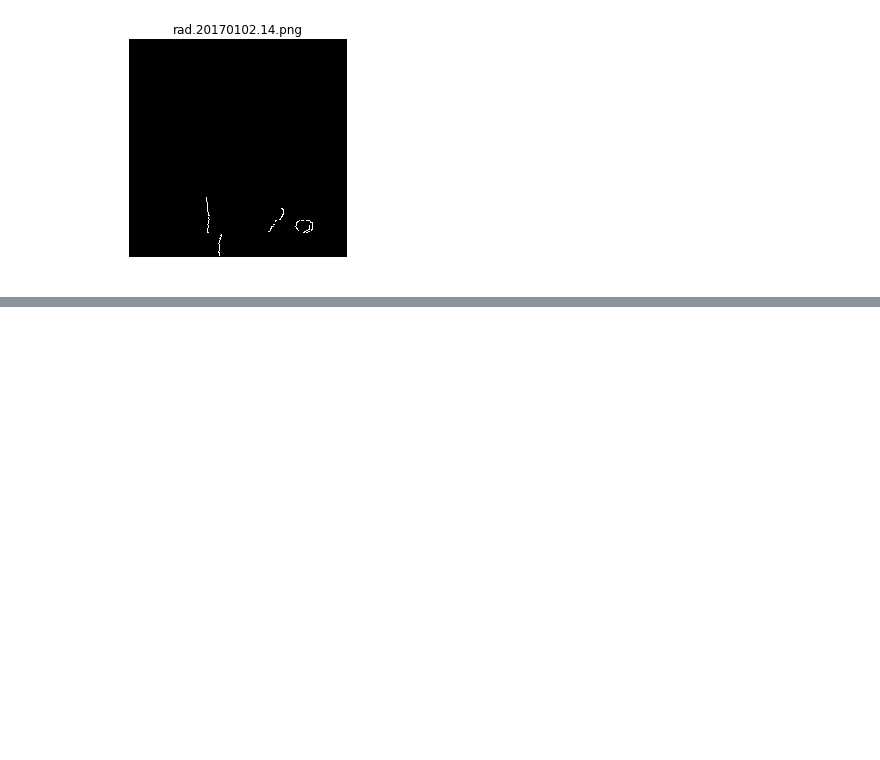
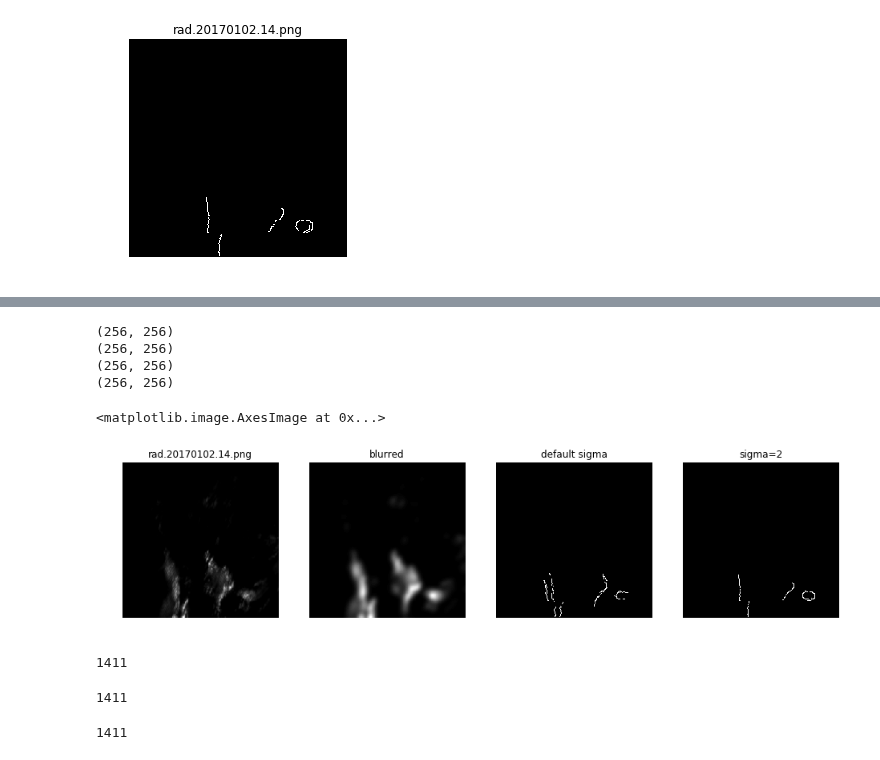
Before and after one commit to yuanzhou15/capstone-weather, a Jupyter notebook: rex/edge-detection.ipynb, the cells around one changed output, grey strips where cells are left out. Drawn from its saved outputs; the diff is of its cells as text; code cells hidden in the pictures; blank space fills up the shorter version.

```diff
--- a/rex/edge-detection.ipynb
+++ b/rex/edge-detection.ipynb
@@ -73,0 +75,31 @@ ax3.imshow(edges1, cmap='gray')
+# %%
+image = plt.imread(path_in+filenames[0])
+print(image.shape)
+blurred = ndi.gaussian_filter(img, 4)
+print(blurred.shape)
+edge1 = feature.canny(blurred)
+print(edge1.shape)
+edge2 = feature.canny(blurred, sigma=2)
+print(edge2.shape)
+# %% [output]
+(256, 256)
+(256, 256)
+(256, 256)
+(256, 256)
+# %%
+fig, (ax0, ax1, ax2, ax3) = plt.subplots(nrows=1, ncols=4, figsize=(16,16))
+ax0.set_title(filenames[0])
+ax0.axis('off')
+ax0.imshow(image, cmap='gray')
+ax1.set_title("blurred")
+ax1.axis('off')
+ax1.imshow(blurred, cmap='gray')
+ax2.set_title("default sigma")
+ax2.axis('off')
+ax2.imshow(edge1, cmap='gray')
+ax3.set_title("sigma=2")
+ax3.axis('off')
+ax3.imshow(edge2, cmap='gray')
+# %% [output]
+<matplotlib.image.AxesImage at 0x...>
+[figure, added]
@@ -73,0 +112,18 @@ ax3.imshow(edges1, cmap='gray')
+# %%
+print(len(images))
+# %% [output]
+1411
+# %%
+images_blurred = []
+for image in images:
+    images_blurred.append(ndi.gaussian_filter(image, 4))
+print(len(images_blurred))
+# %% [output]
+1411
+# %%
+images_edge1 = []
+for image_blurred in images_blurred:
+    images_edge1.append(feature.canny(image_blurred))
+print(len(images_edge1))
+# %% [output]
+1411
```
Also changed, not shown: parts of 5 cells of this notebook.
